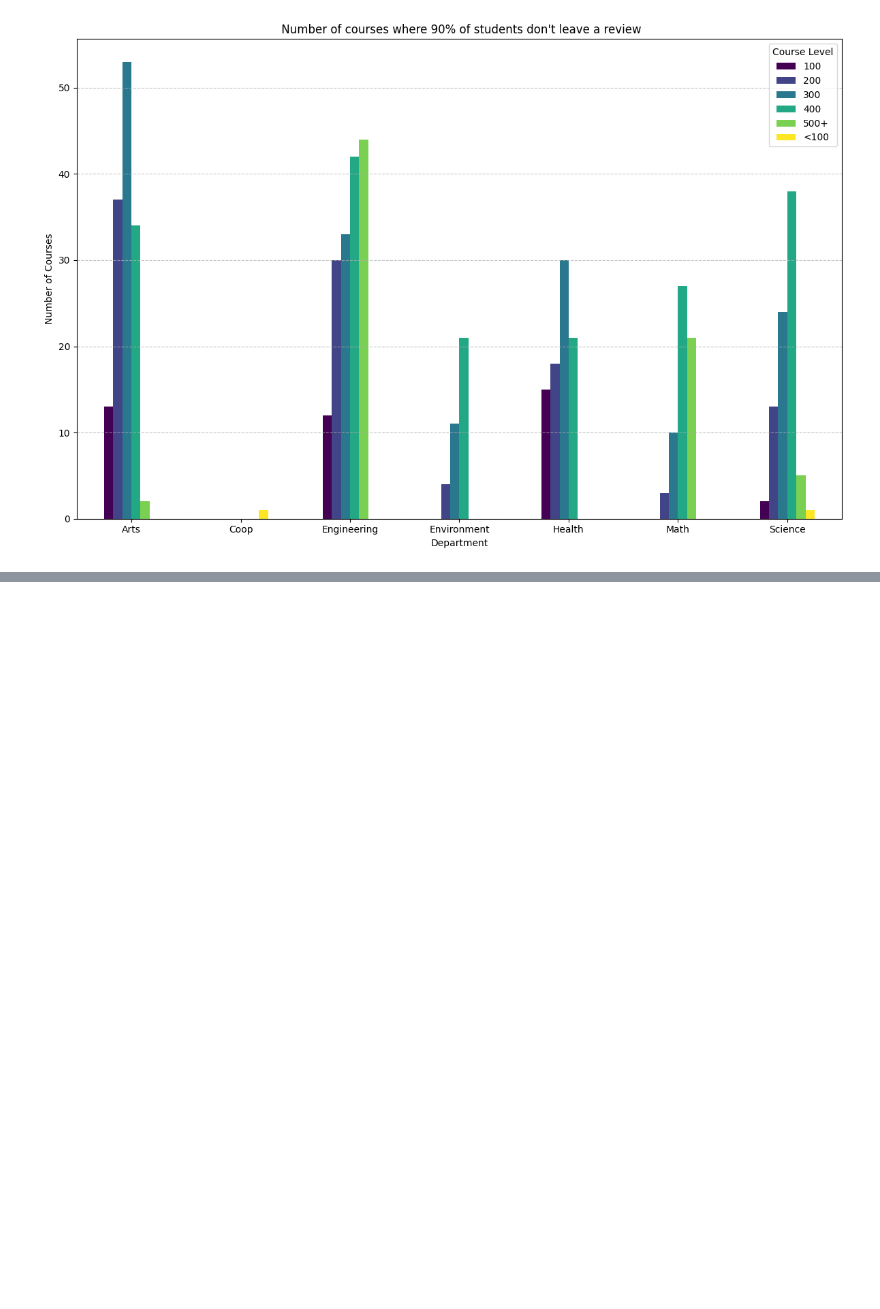
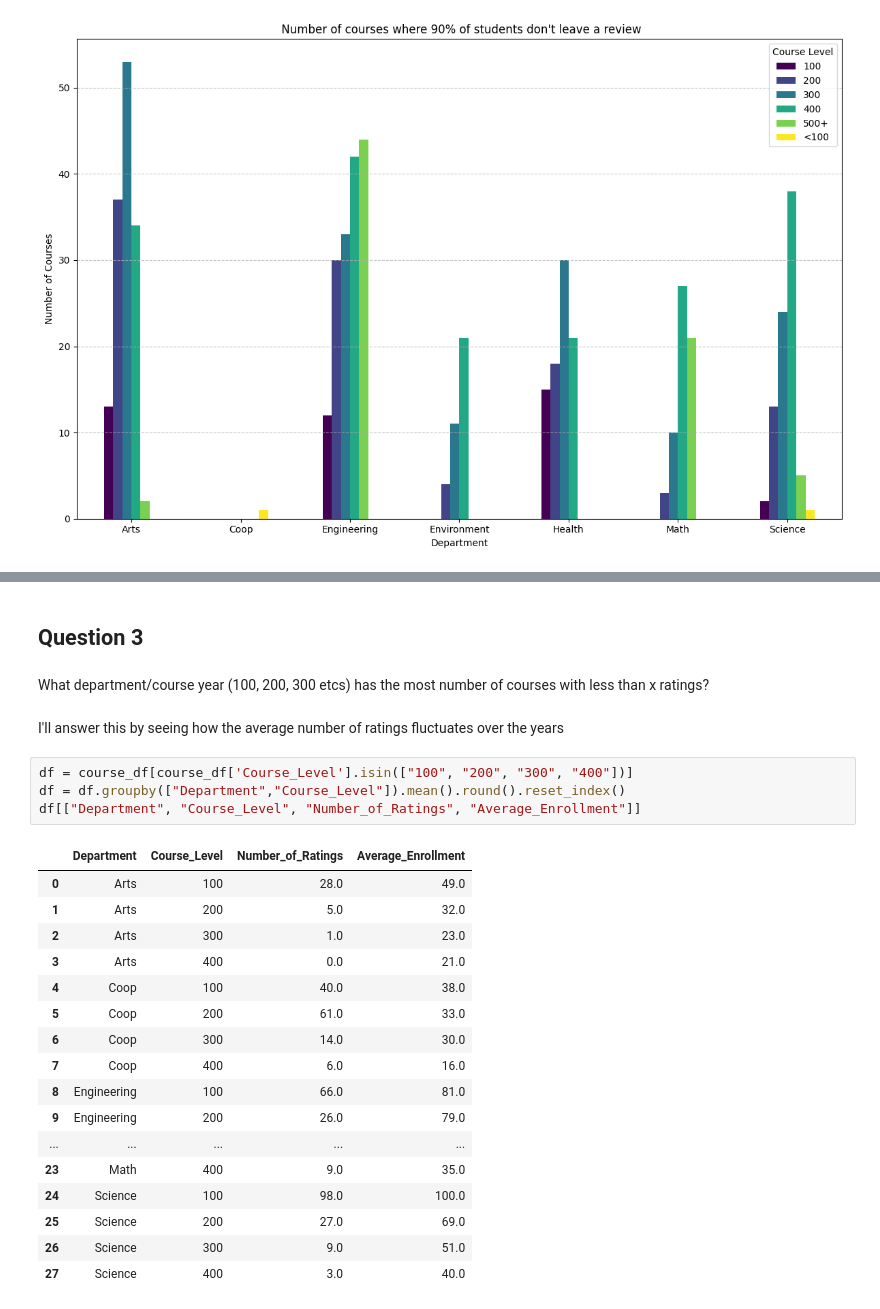
Before and after one commit to s2shams/UW-Course-Analysis, a Jupyter notebook: Data Visualization Final.ipynb, the cells around one changed output, grey strips where cells are left out. Cells and saved outputs as stored; diff of their text form; blank space fills up the shorter version.

```diff
--- a/Data Visualization Final.ipynb
+++ b/Data Visualization Final.ipynb
@@ -258,0 +287,28 @@ df[["Department", "Number_of_Ratings", "Average_Enrollment", "Num_ratings : Avg_
+# %% [markdown]
+## Question 3
+# %% [markdown]
+What department/course year (100, 200, 300 etcs) has the most number of courses with less than x ratings?
+# %% [markdown]
+I'll answer this by seeing how the average number of ratings fluctuates over the years
+# %%
+df = course_df[course_df['Course_Level'].isin(["100", "200", "300", "400"])]
+df = df.groupby(["Department","Course_Level"]).mean().round().reset_index()
+df[["Department", "Course_Level", "Number_of_Ratings", "Average_Enrollment"]]
+# %% [output]
+|  | Department | Course_Level | Number_of_Ratings | Average_Enrollment |
+| 0 | Arts | 100 | 28.0 | 49.0 |
+| 1 | Arts | 200 | 5.0 | 32.0 |
+| 2 | Arts | 300 | 1.0 | 23.0 |
+| 3 | Arts | 400 | 0.0 | 21.0 |
+| 4 | Coop | 100 | 40.0 | 38.0 |
+| 5 | Coop | 200 | 61.0 | 33.0 |
+| 6 | Coop | 300 | 14.0 | 30.0 |
+| 7 | Coop | 400 | 6.0 | 16.0 |
+| 8 | Engineering | 100 | 66.0 | 81.0 |
+| 9 | Engineering | 200 | 26.0 | 79.0 |
+| ... | ... | ... | ... | ... |
+| 23 | Math | 400 | 9.0 | 35.0 |
+| 24 | Science | 100 | 98.0 | 100.0 |
+| 25 | Science | 200 | 27.0 | 69.0 |
+| 26 | Science | 300 | 9.0 | 51.0 |
+| 27 | Science | 400 | 3.0 | 40.0 |
```
Also changed, not shown: parts of 7 cells of this notebook.
